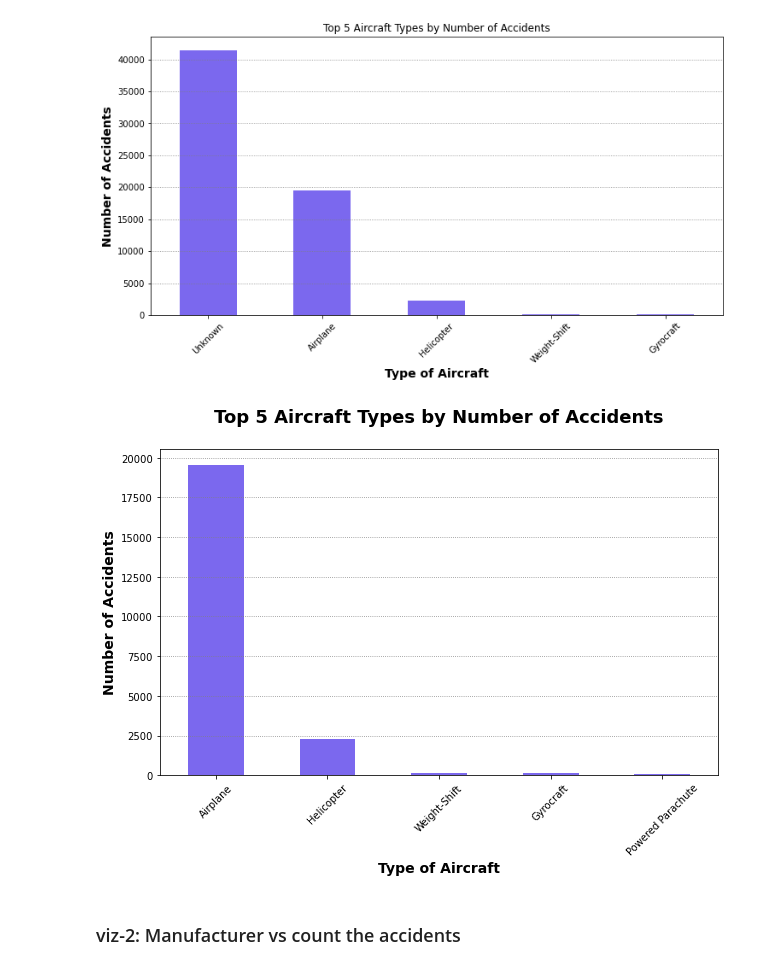
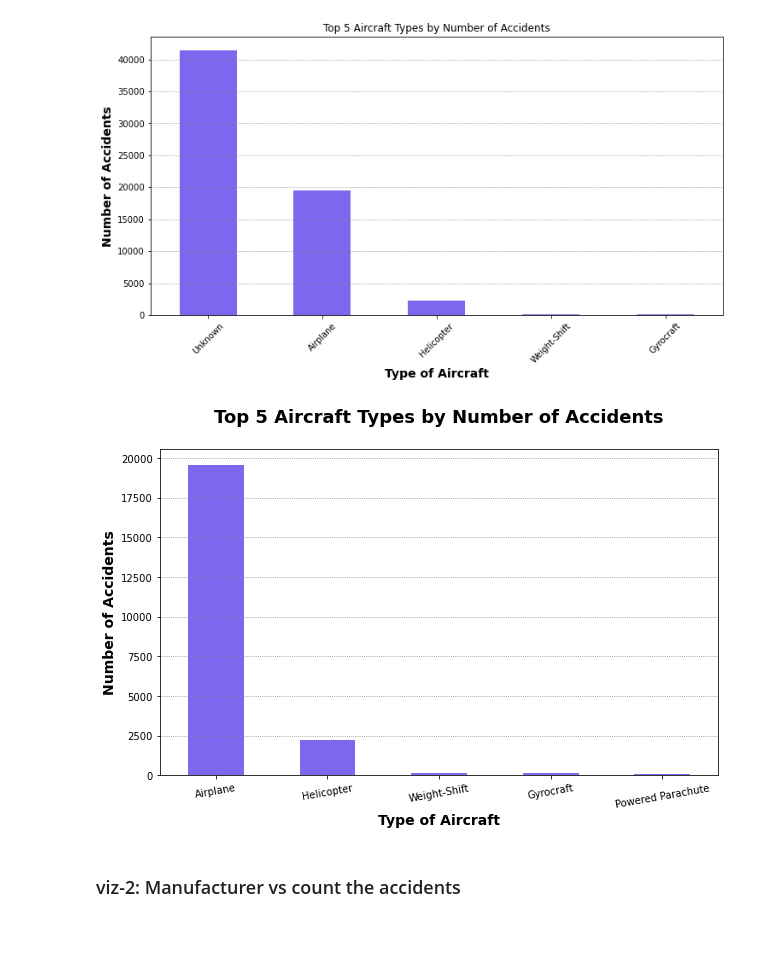
Before and after one commit to rurigi-waweru/dsfpt10-p1-dsc-phase-1-project, a Jupyter notebook: index.ipynb, the cells around one changed output. Saved outputs shown, nothing was run; the diff lists cells and outputs as text; code cells hidden in the pictures; blank space fills up the shorter version.

```diff
--- a/index.ipynb
+++ b/index.ipynb
@@ -1260,31 +1252,31 @@ plt.show()
 # %%
 # Step 1: Filter out 'Unknown' values from 'TypeOfAircraft'
 df_filtered = df[df['TypeOfAircraft'] != 'Unknown']
 
 # Step 2: Group by 'TypeOfAircraft' and count the accidents
 accidents_per_aircraft_type = df_filtered.groupby('TypeOfAircraft').size()
 
 # Step 3: Get the top 5 most frequent aircraft types
 top_5_accidents = accidents_per_aircraft_type.sort_values(ascending=False).head(5)
 
 # Step 4: Plot a bar graph
 plt.figure(figsize=(10, 6))
 top_5_accidents.plot(kind='bar', color='mediumslateblue')
 
 # labels and title
 plt.title('Top 5 Aircraft Types by Number of Accidents\n',
           fontsize=18,
           fontweight='bold'
           )
 plt.xlabel('Type of Aircraft', fontsize=14, fontweight='bold')
 plt.ylabel('Number of Accidents', fontsize=14, fontweight='bold')
 
 # Rotate x-axis labels to avoid overlap
-plt.xticks(rotation=45)
+plt.xticks(rotation=10)
 plt.grid(axis='y', linestyle=':', color='gray')  # Dotted grid for y-axis
 plt.show();
 # %% [output]
-[figure, old version]
+[figure, new version]
 # %% [markdown]
 ### viz-2: Manufacturer vs count the accidents
 # %%
```
Also changed, not shown: parts of 9 cells of this notebook, 6 other files.
